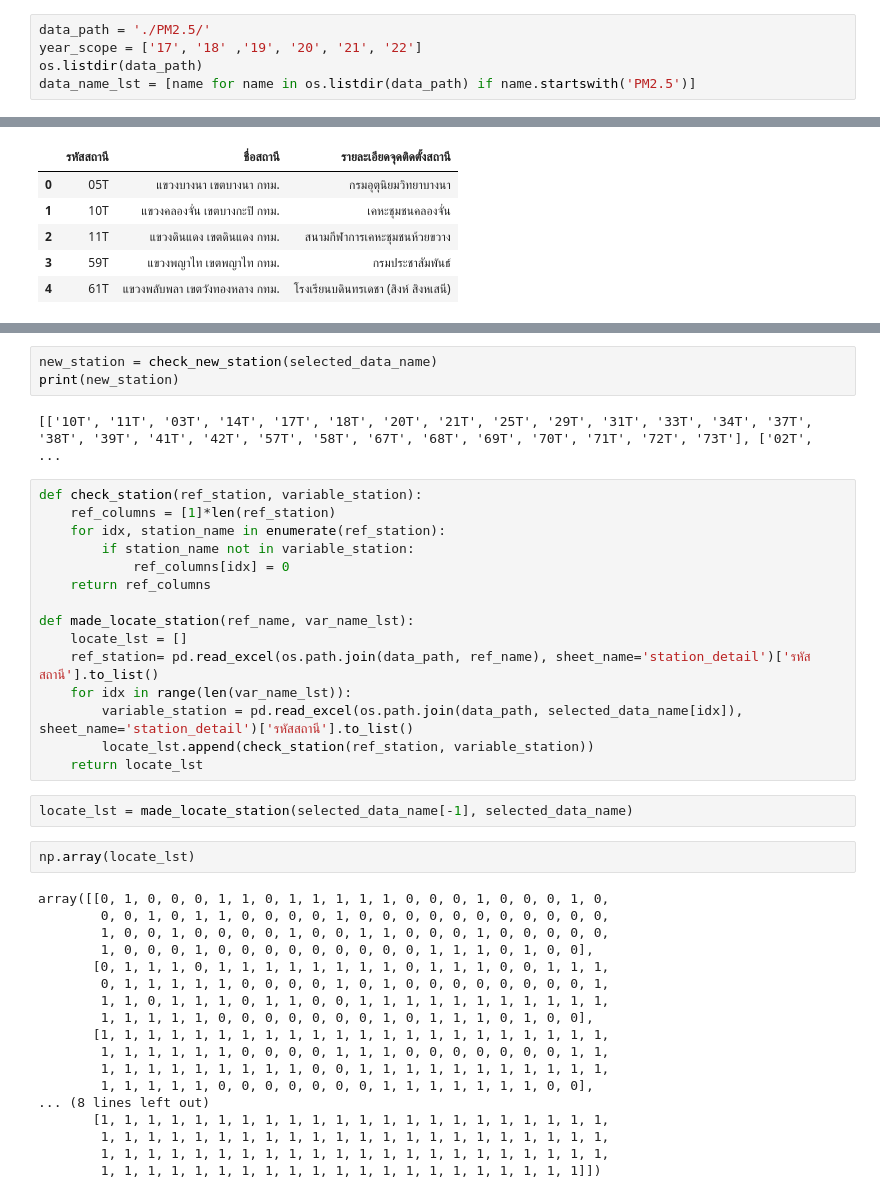
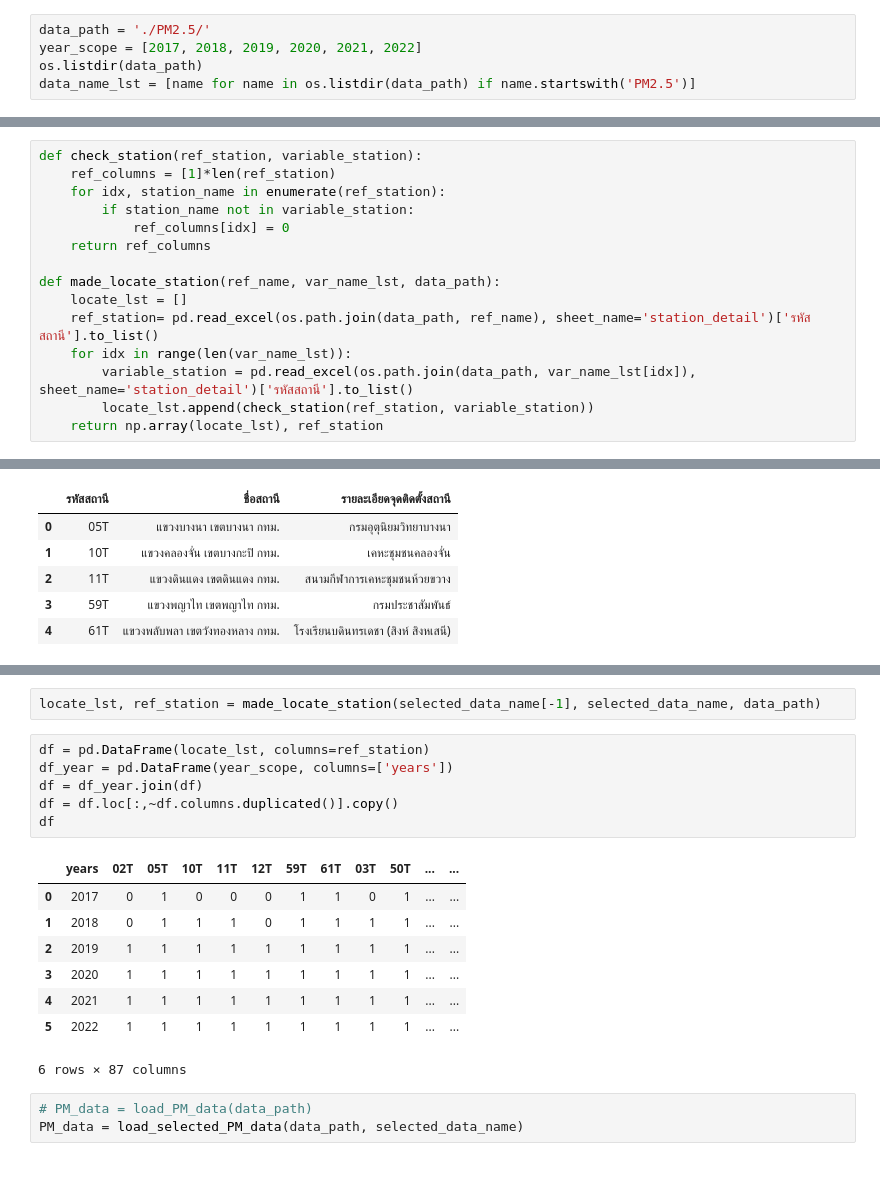
Before and after one commit to men31/DataMining_PM2_5, a Jupyter notebook: PM25_Coding/Data_cleaning/Data_Observing.ipynb, the cells around one changed output, grey strips where cells are left out. Cells and saved outputs as stored; diff of their text form; blank space fills up the shorter version.

Commit message:
Can fill nan by stations' history

```diff
--- a/PM25_Coding/Data_cleaning/Data_Observing.ipynb
+++ b/PM25_Coding/Data_cleaning/Data_Observing.ipynb
@@ -6,5 +7,5 @@ import os
 # %%
 data_path = './PM2.5/'
-year_scope = ['17', '18' ,'19', '20', '21', '22']
+year_scope = [2017, 2018, 2019, 2020, 2021, 2022]
 os.listdir(data_path)
 data_name_lst = [name for name in os.listdir(data_path) if name.startswith('PM2.5')]
@@ -10,0 +60,15 @@ data_name_lst = [name for name in os.listdir(data_path) if name.startswith('PM2.
+# %%
+def check_station(ref_station, variable_station):
+    ref_columns = [1]*len(ref_station)
+    for idx, station_name in enumerate(ref_station):
+        if station_name not in variable_station:
+            ref_columns[idx] = 0
+    return ref_columns
+
+def made_locate_station(ref_name, var_name_lst, data_path):
+    locate_lst = []
+    ref_station= pd.read_excel(os.path.join(data_path, ref_name), sheet_name='station_detail')['รหัสสถานี'].to_list()
+    for idx in range(len(var_name_lst)):
+        variable_station = pd.read_excel(os.path.join(data_path, var_name_lst[idx]), sheet_name='station_detail')['รหัสสถานี'].to_list()
+        locate_lst.append(check_station(ref_station, variable_station))
+    return np.array(locate_lst), ref_station
@@ -42,42 +92,20 @@ def check_new_station(name_lst):
-# %%
-new_station = check_new_station(selected_data_name)
-print(new_station)
-# %% [output]
-[['10T', '11T', '03T', '14T', '17T', '18T', '20T', '21T', '25T', '29T', '31T', '33T', '34T', '37T', '38T', '39T', '41T', '42T', '57T', '58T', '67T', '68T', '69T', '70T', '71T', '72T', '73T'], ['02T',  ...
-# %%
-def check_station(ref_station, variable_station):
-    ref_columns = [1]*len(ref_station)
-    for idx, station_name in enumerate(ref_station):
-        if station_name not in variable_station:
-            ref_columns[idx] = 0
-    return ref_columns
-
-def made_locate_station(ref_name, var_name_lst):
-    locate_lst = []
-    ref_station= pd.read_excel(os.path.join(data_path, ref_name), sheet_name='station_detail')['รหัสสถานี'].to_list()
-    for idx in range(len(var_name_lst)):
-        variable_station = pd.read_excel(os.path.join(data_path, selected_data_name[idx]), sheet_name='station_detail')['รหัสสถานี'].to_list()
-        locate_lst.append(check_station(ref_station, variable_station))
-    return locate_lst
 # %%
-locate_lst = made_locate_station(selected_data_name[-1], selected_data_name)
+locate_lst, ref_station = made_locate_station(selected_data_name[-1], selected_data_name, data_path)
-# %%
-np.array(locate_lst)
-# %% [output]
-array([[0, 1, 0, 0, 0, 1, 1, 0, 1, 1, 1, 1, 1, 0, 0, 0, 1, 0, 0, 0, 1, 0,
-        0, 0, 1, 0, 1, 1, 0, 0, 0, 0, 1, 0, 0, 0, 0, 0, 0, 0, 0, 0, 0, 0,
-        1, 0, 0, 1, 0, 0, 0, 0, 1, 0, 0, 1, 1, 0, 0, 0, 1, 0, 0, 0, 0, 0,
-        1, 0, 0, 0, 1, 0, 0, 0, 0, 0, 0, 0, 0, 0, 1, 1, 1, 0, 1, 0, 0],
-       [0, 1, 1, 1, 0, 1, 1, 1, 1, 1, 1, 1, 1, 0, 1, 1, 1, 0, 0, 1, 1, 1,
-        0, 1, 1, 1, 1, 1, 0, 0, 0, 0, 1, 0, 1, 0, 0, 0, 0, 0, 0, 0, 0, 1,
-        1, 1, 0, 1, 1, 1, 0, 1, 1, 0, 0, 1, 1, 1, 1, 1, 1, 1, 1, 1, 1, 1,
-        1, 1, 1, 1, 1, 0, 0, 0, 0, 0, 0, 0, 1, 0, 1, 1, 1, 0, 1, 0, 0],
-       [1, 1, 1, 1, 1, 1, 1, 1, 1, 1, 1, 1, 1, 1, 1, 1, 1, 1, 1, 1, 1, 1,
-        1, 1, 1, 1, 1, 1, 0, 0, 0, 0, 1, 1, 1, 0, 0, 0, 0, 0, 0, 0, 1, 1,
-        1, 1, 1, 1, 1, 1, 1, 1, 1, 0, 0, 1, 1, 1, 1, 1, 1, 1, 1, 1, 1, 1,
-        1, 1, 1, 1, 1, 0, 0, 0, 0, 0, 0, 0, 1, 1, 1, 1, 1, 1, 1, 0, 0],
-... (8 lines left out)
-       [1, 1, 1, 1, 1, 1, 1, 1, 1, 1, 1, 1, 1, 1, 1, 1, 1, 1, 1, 1, 1, 1,
-        1, 1, 1, 1, 1, 1, 1, 1, 1, 1, 1, 1, 1, 1, 1, 1, 1, 1, 1, 1, 1, 1,
-        1, 1, 1, 1, 1, 1, 1, 1, 1, 1, 1, 1, 1, 1, 1, 1, 1, 1, 1, 1, 1, 1,
-        1, 1, 1, 1, 1, 1, 1, 1, 1, 1, 1, 1, 1, 1, 1, 1, 1, 1, 1, 1, 1]])
+# %%
+df = pd.DataFrame(locate_lst, columns=ref_station)
+df_year = pd.DataFrame(year_scope, columns=['years'])
+df = df_year.join(df)
+df = df.loc[:,~df.columns.duplicated()].copy()
+df
+# %% [output]
+|  | years | 02T | 05T | 10T | 11T | 12T | 59T | 61T | 03T | 50T | ... | ... |
+| 0 | 2017 | 0 | 1 | 0 | 0 | 0 | 1 | 1 | 0 | 1 | ... | ... |
+| 1 | 2018 | 0 | 1 | 1 | 1 | 0 | 1 | 1 | 1 | 1 | ... | ... |
+| 2 | 2019 | 1 | 1 | 1 | 1 | 1 | 1 | 1 | 1 | 1 | ... | ... |
+| 3 | 2020 | 1 | 1 | 1 | 1 | 1 | 1 | 1 | 1 | 1 | ... | ... |
+| 4 | 2021 | 1 | 1 | 1 | 1 | 1 | 1 | 1 | 1 | 1 | ... | ... |
+| 5 | 2022 | 1 | 1 | 1 | 1 | 1 | 1 | 1 | 1 | 1 | ... | ... |
+6 rows × 87 columns
+# %%
+# PM_data = load_PM_data(data_path)
+PM_data = load_selected_PM_data(data_path, selected_data_name)
```
Also changed, not shown: parts of 20 cells of this notebook, 32 other files.
